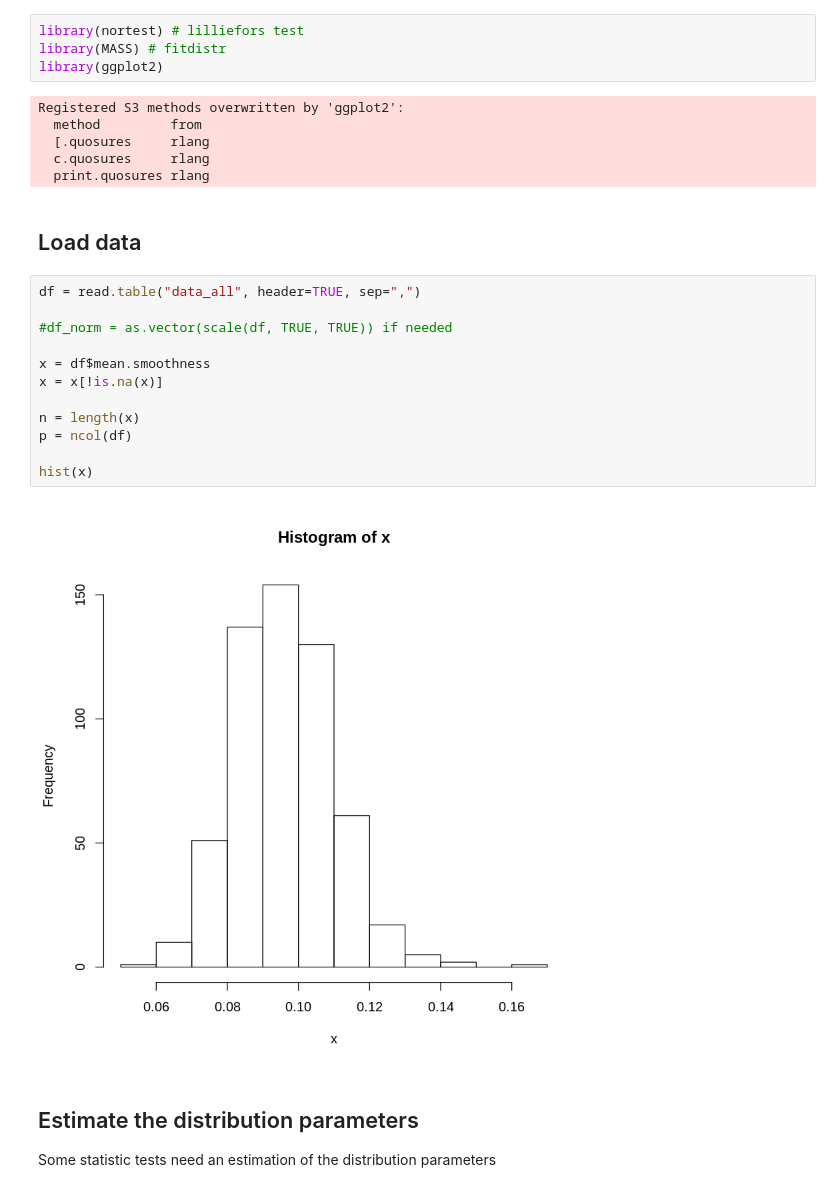
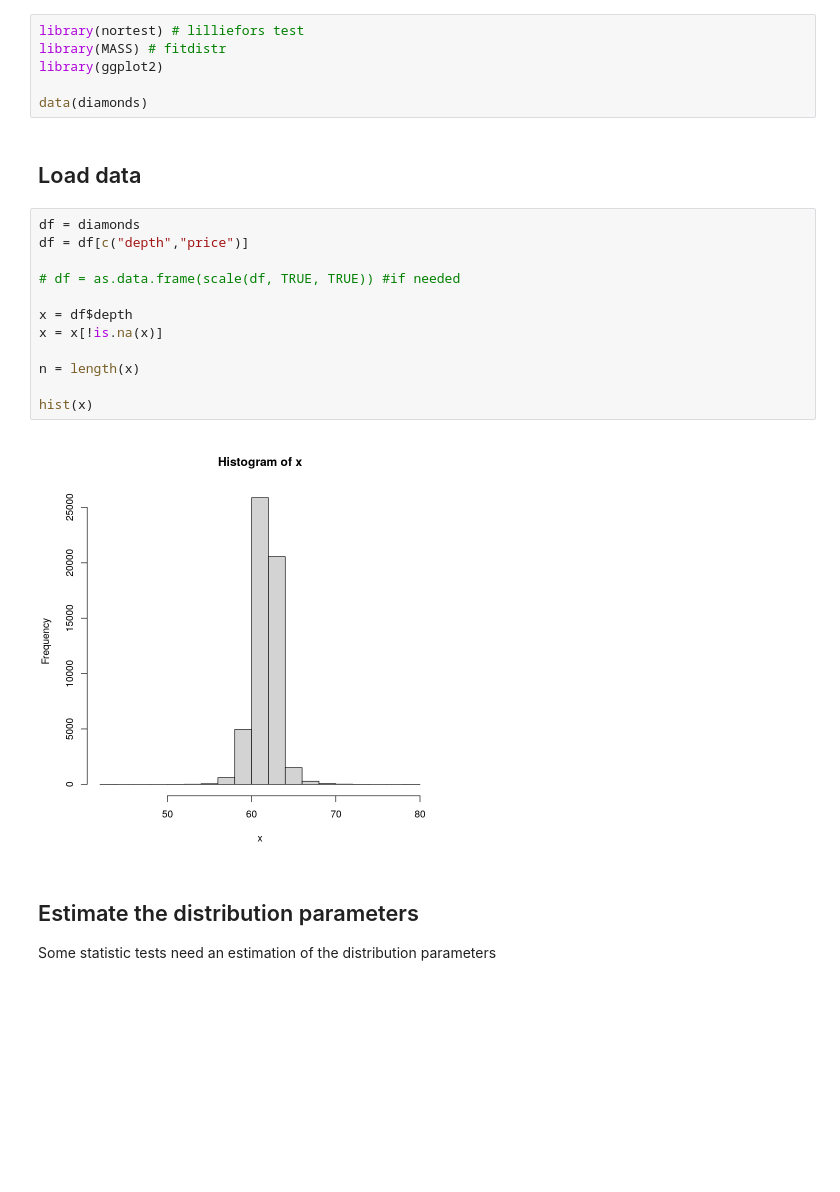
Before and after one commit to clemtarge/clemtarge, a Jupyter notebook: statistical_tests.ipynb, the cells around one changed output. Cells and saved outputs as stored; diff of their text form; blank space fills up the shorter version.

```diff
--- a/statistical_tests.ipynb
+++ b/statistical_tests.ipynb
@@ -19,28 +23,24 @@ In this notebook, you will find some non parametric statistical tests to test:
 library(nortest) # lilliefors test
 library(MASS) # fitdistr
 library(ggplot2)
+
+data(diamonds)
-# %% [output]
-Registered S3 methods overwritten by 'ggplot2':
-  method         from
-  [.quosures     rlang
-  c.quosures     rlang
-  print.quosures rlang
 # %% [markdown]
 ## Load data
 # %%
-df = read.table("data_all", header=TRUE, sep=",")
+df = diamonds
+df = df[c("depth","price")]
 
-#df_norm = as.vector(scale(df, TRUE, TRUE)) if needed
+# df = as.data.frame(scale(df, TRUE, TRUE)) #if needed
 
-x = df$mean.smoothness
+x = df$depth
 x = x[!is.na(x)]
 
 n = length(x)
-p = ncol(df)
 
 hist(x)
 # %% [output]
-[figure, old version]
+[figure, new version]
 # %% [markdown]
 ## Estimate the distribution parameters
 
```
Also changed, not shown: parts of 23 cells of this notebook.
